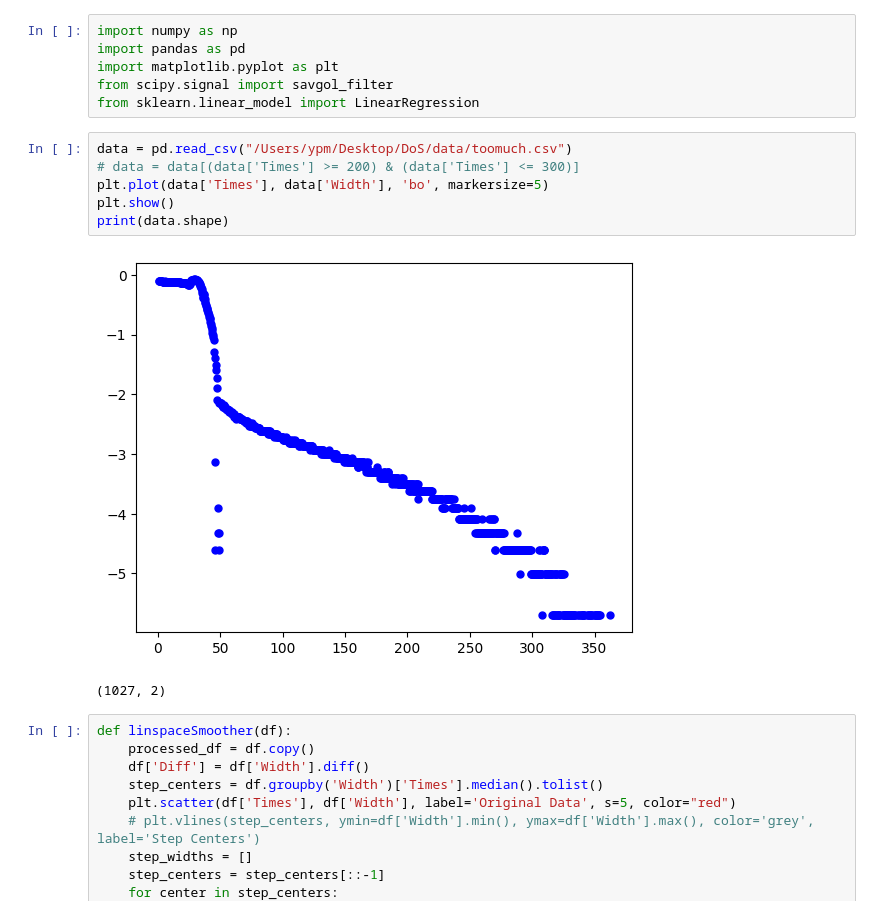
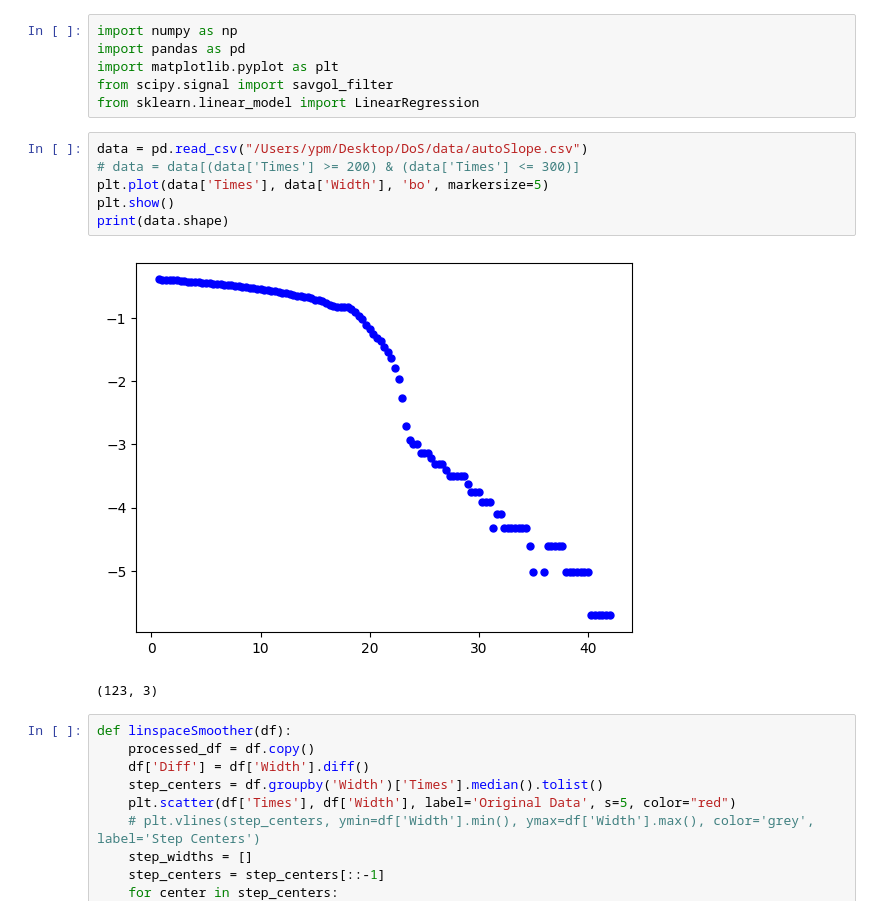
Before and after one commit to YashM8/DoS-Analysis, a Jupyter notebook: development/linspace_smoother.ipynb, the cells around one changed output. Cells and saved outputs as stored; diff of their text form.

```diff
--- a/development/linspace_smoother.ipynb
+++ b/development/linspace_smoother.ipynb
@@ -5,14 +5,14 @@ import matplotlib.pyplot as plt
 from scipy.signal import savgol_filter
 from sklearn.linear_model import LinearRegression
 # %%
-data = pd.read_csv("/Users/ypm/Desktop/DoS/data/toomuch.csv")
+data = pd.read_csv("/Users/ypm/Desktop/DoS/data/autoSlope.csv")
 # data = data[(data['Times'] >= 200) & (data['Times'] <= 300)]
 plt.plot(data['Times'], data['Width'], 'bo', markersize=5)
 plt.show()
 print(data.shape)
 # %% [output]
-[figure, old version]
+[figure, new version]
-(1027, 2)
+(123, 3)
 # %%
 def linspaceSmoother(df):
     processed_df = df.copy()
```
Also changed, not shown: 3 other files.
